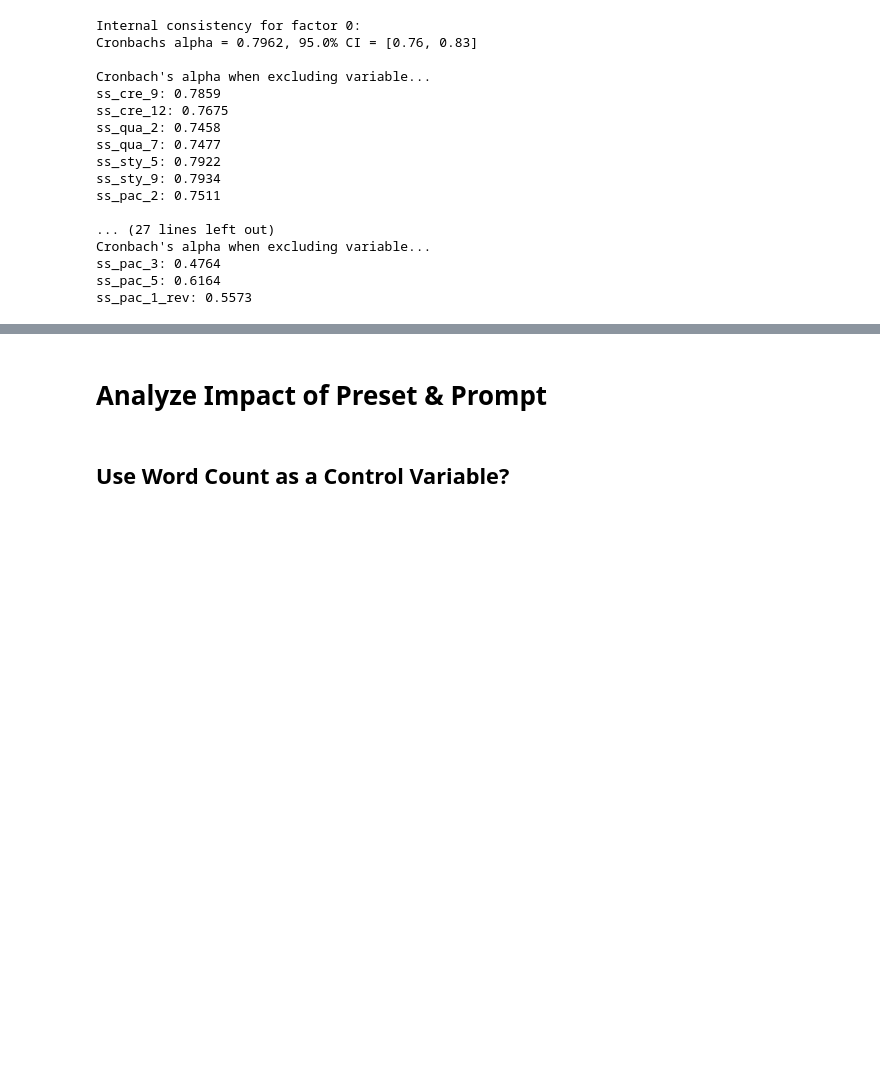
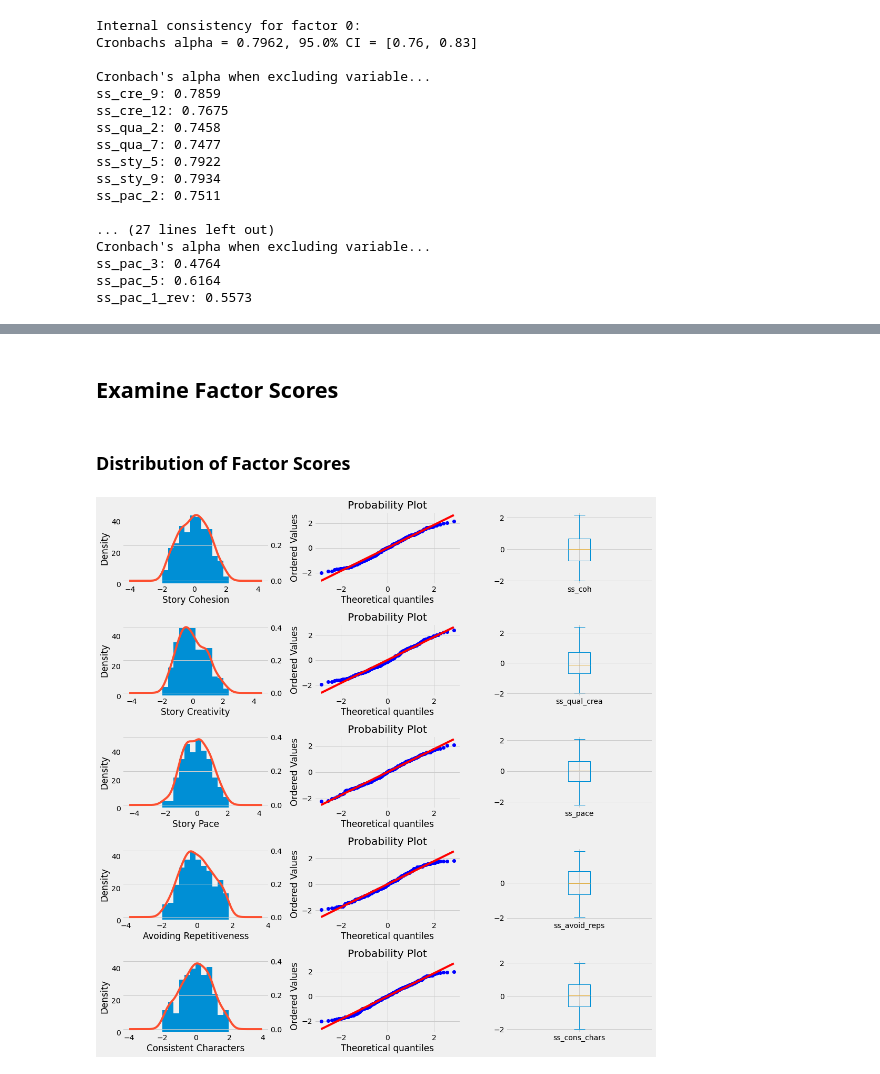
Before and after one commit to MWiechmann/ai_story_scale, a Jupyter notebook: study1_scale_construction/step_2_scale_construction_efa.ipynb, the cells around one changed output, grey strips where cells are left out. Drawn from its saved outputs; the diff is of its cells as text; code cells hidden in the pictures; blank space fills up the shorter version.

```diff
--- a/study1_scale_construction/step_2_scale_construction_efa.ipynb
+++ b/study1_scale_construction/step_2_scale_construction_efa.ipynb
@@ -1453,14 +1425,12 @@ aiss[["tss_fac1", "tss_fac2", "tss_fac3", "tss_fac4", "tss_fac5",
 # %%
-# Rename factors
-aiss.rename(columns={"tss_fac1": "tss_coh", "tss_fac2": "tss_pac",
-                       "tss_fac3": "tss_rep", "tss_fac4": "tss_conch", "tss_fac5": "tss_cre"},
-              inplace=True)
+# Rename factors that are already in a positive direction
+aiss.rename(columns={"ss_fac1": "ss_coh", "ss_fac5": "ss_qual_crea"}, inplace=True)
 
-# Some factor scores might make more sense reversed
-aiss["tss_pac"] = aiss["tss_pac"]*-1
-aiss["tss_conch"] = aiss["tss_conch"]*-1
-aiss["tss_avoid_rep"] = aiss["tss_rep"]*-1
+# Reverse the other factor scores so that all factors have a positive direction
+aiss["ss_pace"] = aiss["ss_fac2"]*-1
+aiss["ss_avoid_reps"] = aiss["ss_fac3"]*-1
+aiss["ss_cons_chars"] = aiss["ss_fac4"]*-1
 
-# Standardize scores
-# aiss[["tss_coh", "tss_cre", "tss_conch", "tss_pac", "tss_avoid_rep"]] = aiss[[
-#     "tss_coh", "tss_cre", "tss_conch", "tss_pac", "tss_avoid_rep"]].apply(stats.zscore)
+# Drop old factor scores that have been reversed
+aiss.drop(["ss_fac2", "ss_fac3", "ss_fac4"], axis=1, inplace=True)
+aiss
@@ -1467,43 +1451,47 @@ aiss["tss_avoid_rep"] = aiss["tss_rep"]*-1
+# %% [markdown]
+## Examine Factor Scores
+# %% [markdown]
+### Distribution of Factor Scores
 # %%
 # Check score distributions
 fig, axes = plt.subplots(5, 3, figsize=(15, 15))
 
 # Histograms with KDE
-ax1 = aiss["tss_coh"].plot.hist(ax=axes[0, 0], bins=12)
+ax1 = aiss["ss_coh"].plot.hist(ax=axes[0, 0], bins=12)
 ax1.set_xlabel("Story Cohesion")
-aiss["tss_coh"].plot.kde(ax=axes[0, 0], secondary_y=True)
+aiss["ss_coh"].plot.kde(ax=axes[0, 0], secondary_y=True)
 
-ax2 = aiss["tss_cre"].plot.hist(ax=axes[1, 0], bins=12)
+ax2 = aiss["ss_qual_crea"].plot.hist(ax=axes[1, 0], bins=12)
 ax2.set_xlabel("Story Creativity")
-aiss["tss_cre"].plot.kde(ax=axes[1, 0], secondary_y=True)
+aiss["ss_qual_crea"].plot.kde(ax=axes[1, 0], secondary_y=True)
 
-ax3 = aiss["tss_pac"].plot.hist(ax=axes[2, 0], bins=12)
-aiss["tss_pac"].plot.kde(ax=axes[2, 0], secondary_y=True)
+ax3 = aiss["ss_pace"].plot.hist(ax=axes[2, 0], bins=12)
+aiss["ss_pace"].plot.kde(ax=axes[2, 0], secondary_y=True)
 ax3.set_xlabel("Story Pace")
 
-ax4 = aiss["tss_avoid_rep"].plot.hist(ax=axes[3, 0], bins=12)
-aiss["tss_avoid_rep"].plot.kde(ax=axes[3, 0], secondary_y=True)
+ax4 = aiss["ss_avoid_reps"].plot.hist(ax=axes[3, 0], bins=12)
+aiss["ss_avoid_reps"].plot.kde(ax=axes[3, 0], secondary_y=True)
 ax4.set_xlabel("Avoiding Repetitiveness")
 
-ax5 = aiss["tss_conch"].plot.hist(ax=axes[4, 0], bins=12)
-aiss["tss_conch"].plot.kde(ax=axes[4, 0], secondary_y=True)
+ax5 = aiss["ss_cons_chars"].plot.hist(ax=axes[4, 0], bins=12)
+aiss["ss_cons_chars"].plot.kde(ax=axes[4, 0], secondary_y=True)
 ax5.set_xlabel("Consistent Characters")
 
 # Q-Q Plots
-stats.probplot(aiss["tss_coh"], dist="norm", plot=axes[0, 1])
-stats.probplot(aiss["tss_cre"], dist="norm", plot=axes[1, 1])
-stats.probplot(aiss["tss_pac"], dist="norm", plot=axes[2, 1])
-stats.probplot(aiss["tss_avoid_rep"], dist="norm", plot=axes[3, 1])
-stats.probplot(aiss["tss_conch"], dist="norm", plot=axes[4, 1])
+stats.probplot(aiss["ss_coh"], dist="norm", plot=axes[0, 1])
+stats.probplot(aiss["ss_qual_crea"], dist="norm", plot=axes[1, 1])
+stats.probplot(aiss["ss_pace"], dist="norm", plot=axes[2, 1])
+stats.probplot(aiss["ss_avoid_reps"], dist="norm", plot=axes[3, 1])
+stats.probplot(aiss["ss_cons_chars"], dist="norm", plot=axes[4, 1])
 
 # Boxplots
-aiss["tss_coh"].plot.box(ax=axes[0, 2])
-aiss["tss_cre"].plot.box(ax=axes[1, 2])
-aiss["tss_pac"].plot.box(ax=axes[2, 2])
-aiss["tss_avoid_rep"].plot.box(ax=axes[3, 2])
-aiss["tss_conch"].plot.box(ax=axes[4, 2])
+aiss["ss_coh"].plot.box(ax=axes[0, 2])
+aiss["ss_qual_crea"].plot.box(ax=axes[1, 2])
+aiss["ss_pace"].plot.box(ax=axes[2, 2])
+aiss["ss_avoid_reps"].plot.box(ax=axes[3, 2])
+aiss["ss_cons_chars"].plot.box(ax=axes[4, 2])
 
 fig.tight_layout()
 plt.show()
+# %% [output]
+[figure, added]
-# %% [markdown]
-# Analyze Impact of Preset & Prompt
@@ -1536,2 +1497,0 @@ plt.show()
-# %% [markdown]
-## Use Word Count as a Control Variable?
```
Also changed, not shown: parts of 92 cells of this notebook, 3 other files.
